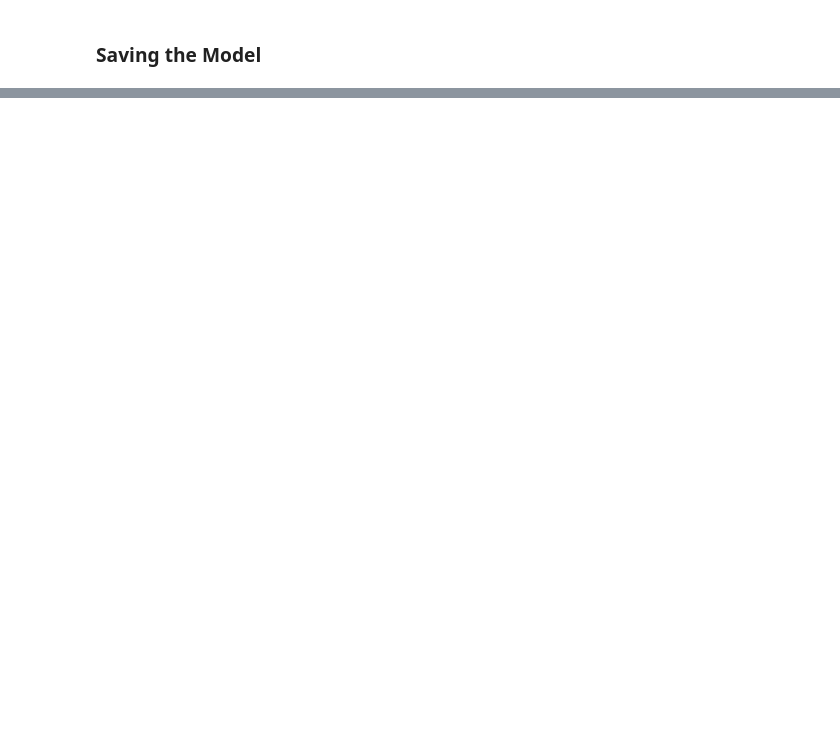
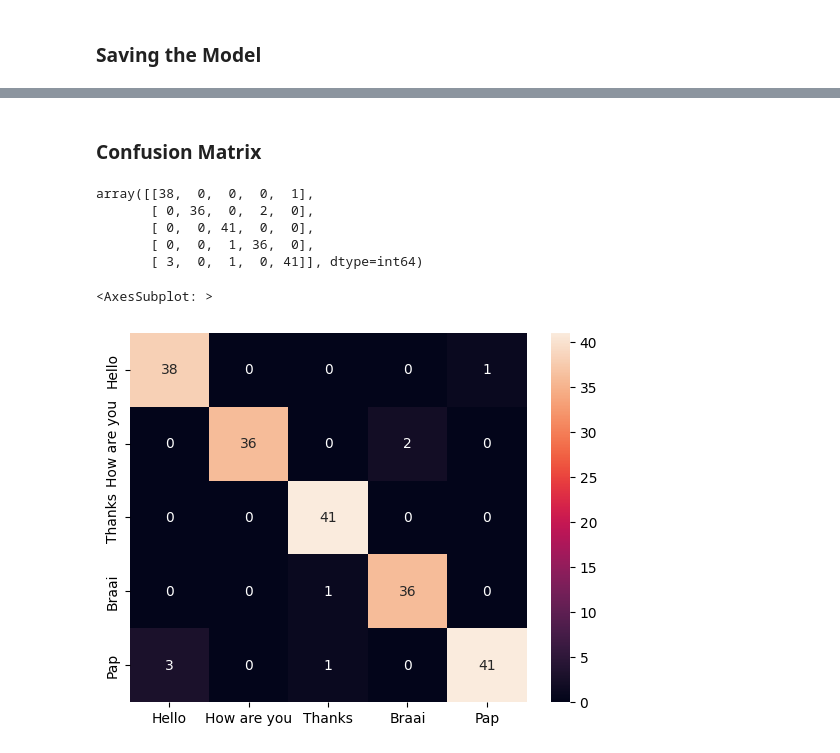
Before and after one commit to Tylikestocode/SASL_Translation, a Jupyter notebook: LSTM_NN.ipynb, the cells around one changed output, grey strips where cells are left out. Drawn from its saved outputs; the diff is of its cells as text; code cells hidden in the pictures; blank space fills up the shorter version.

```diff
--- a/LSTM_NN.ipynb
+++ b/LSTM_NN.ipynb
@@ -87,0 +149,2 @@ LSTM_Model.save('LSTM_Model_Final_2.h5', overwrite=True)
+# %%
+test_predictions = model.predict(X_test)
@@ -87,0 +153,13 @@ LSTM_Model.save('LSTM_Model_Final_2.h5', overwrite=True)
+# %%
+y_pred = []
+y_true = []
+
+for prediction in test_predictions:
+    arg_max = np.argmax(prediction)
+    y_pred.append(arg_max)
+
+for y in Y_test:
+    arg_max = np.argmax(y)
+    y_true.append(arg_max)
+# %% [markdown]
+### Confusion Matrix
@@ -88,2 +169,20 @@ LSTM_Model.save('LSTM_Model_Final_2.h5', overwrite=True)
+# %%
+conf_matrix = confusion_matrix(y_true=y_true, y_pred=y_pred)
+# %%
+conf_matrix
+# %% [output]
+array([[38,  0,  0,  0,  1],
+       [ 0, 36,  0,  2,  0],
+       [ 0,  0, 41,  0,  0],
+       [ 0,  0,  1, 36,  0],
+       [ 3,  0,  1,  0, 41]], dtype=int64)
+# %%
+xticks = ['Hello', 'How are you', 'Thanks', 'Braai', 'Pap']
+yticks = ['Hello', 'How are you', 'Thanks', 'Braai', 'Pap']
+# %%
+sns.heatmap(data=conf_matrix, xticklabels=xticks, yticklabels=yticks, annot=True)
+# %% [output]
+<AxesSubplot: >
+[figure, added]
 # %%
 from sklearn.metrics import accuracy_score
```
Also changed, not shown: parts of 24 cells of this notebook.
